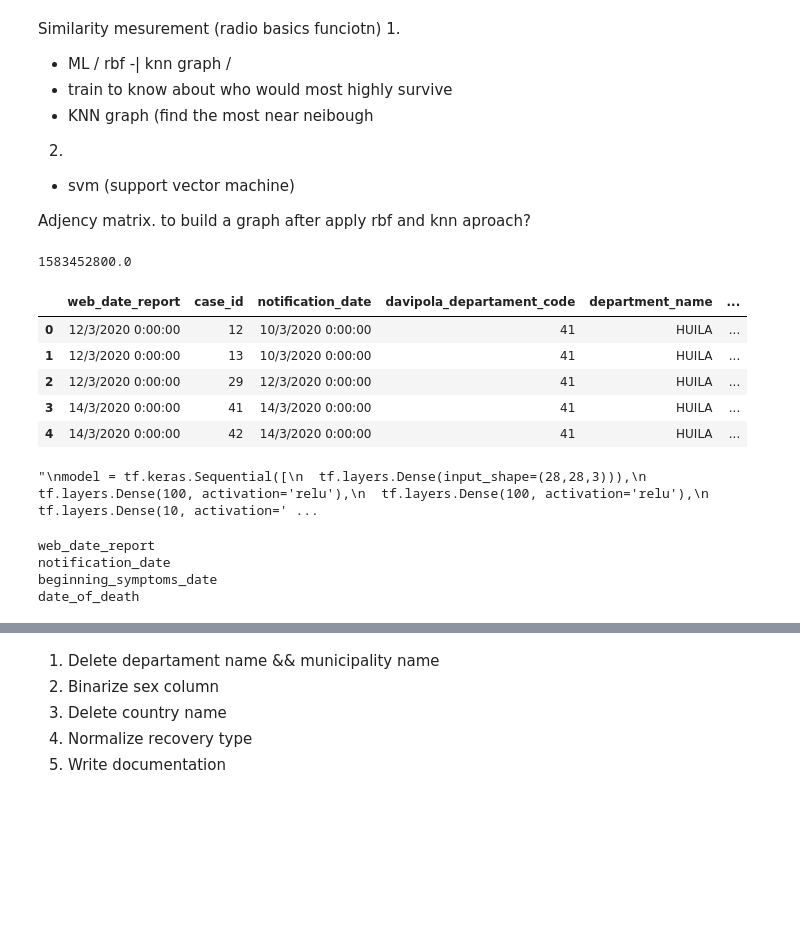
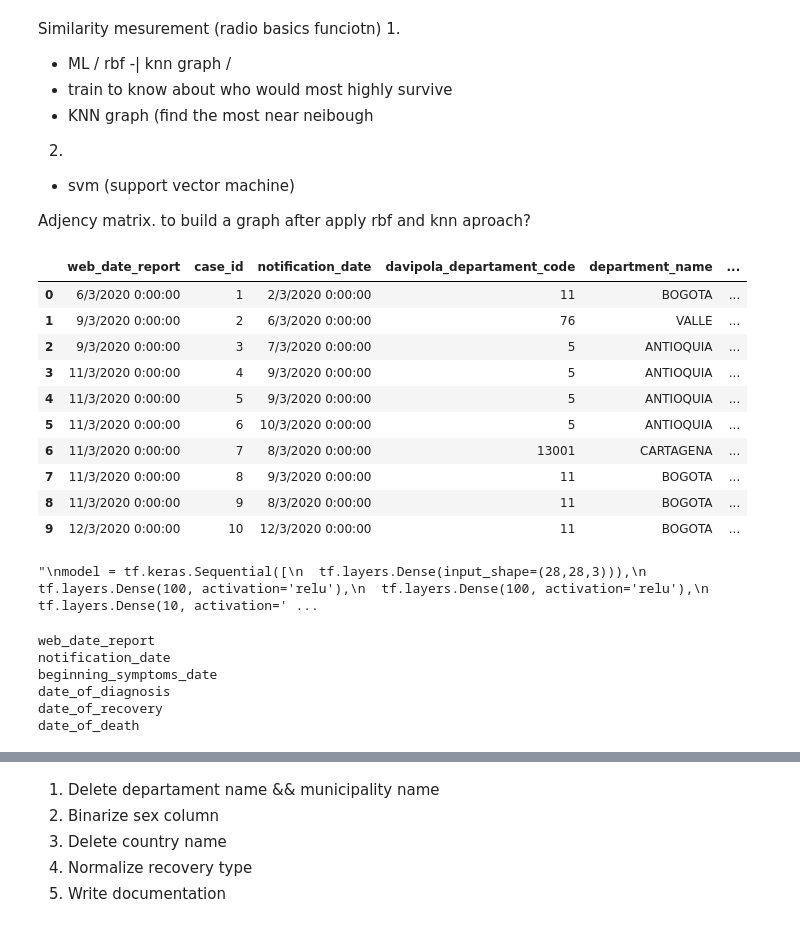
Before and after one commit to Python-Neiva/risk-factors-covid19, a Jupyter notebook: ResearchInPython.ipynb, the cells around one changed output, grey strips where cells are left out. Cells and saved outputs as stored; diff of their text form; code cells hidden in the pictures; blank space fills up the shorter version.

```diff
--- a/ResearchInPython.ipynb
+++ b/ResearchInPython.ipynb
@@ -19,15 +21,16 @@ from socrata.authorization import Authorization
 client = Socrata(
                 "www.datos.gov.co",
                 "idLwSviPi5dGMTd7GfIfW3CLU",
-                username="sebastian_romerola@fet.edu.co",
-                password="Sebastian#2018",
+                #username="sebastian_romerola@fet.edu.co",
+                #password="Sebastian#2018",
                 timeout=120
                 )
 
 results = client.get("gt2j-8ykr",
                     #  ciudad_municipio_nom="Neiva",
-                    departamento_nom="HUILA",
-                    limit=100000)
+                    #  departamento_nom="HUILA",
+                    limit=2000
+                    )
 # %%
 df = pd.DataFrame.from_records(results)
 # %%
@@ -201,25 +273,20 @@ Similarity mesurement (radio basics funciotn)
 
 
 Adjency matrix. to build a graph after apply rbf and knn aproach?
-# %%
-from datetime import datetime
-
-datetime_str = '6/3/2020 0:00:00'
-
-datetime_object = datetime.strptime(datetime_str, '%d/%m/%Y %H:%M:%S')
-
-datetime_object.timestamp()
-# %% [output]
-1583452800.0
 # %%
-df.head()
+df.head(10)
 # %% [output]
 |  | web_date_report | case_id | notification_date | davipola_departament_code | department_name | ... |
-| 0 | 12/3/2020 0:00:00 | 12 | 10/3/2020 0:00:00 | 41 | HUILA | ... |
-| 1 | 12/3/2020 0:00:00 | 13 | 10/3/2020 0:00:00 | 41 | HUILA | ... |
-| 2 | 12/3/2020 0:00:00 | 29 | 12/3/2020 0:00:00 | 41 | HUILA | ... |
-| 3 | 14/3/2020 0:00:00 | 41 | 14/3/2020 0:00:00 | 41 | HUILA | ... |
-| 4 | 14/3/2020 0:00:00 | 42 | 14/3/2020 0:00:00 | 41 | HUILA | ... |
+| 0 | 6/3/2020 0:00:00 | 1 | 2/3/2020 0:00:00 | 11 | BOGOTA | ... |
+| 1 | 9/3/2020 0:00:00 | 2 | 6/3/2020 0:00:00 | 76 | VALLE | ... |
+| 2 | 9/3/2020 0:00:00 | 3 | 7/3/2020 0:00:00 | 5 | ANTIOQUIA | ... |
+| 3 | 11/3/2020 0:00:00 | 4 | 9/3/2020 0:00:00 | 5 | ANTIOQUIA | ... |
+| 4 | 11/3/2020 0:00:00 | 5 | 9/3/2020 0:00:00 | 5 | ANTIOQUIA | ... |
+| 5 | 11/3/2020 0:00:00 | 6 | 10/3/2020 0:00:00 | 5 | ANTIOQUIA | ... |
+| 6 | 11/3/2020 0:00:00 | 7 | 8/3/2020 0:00:00 | 13001 | CARTAGENA | ... |
+| 7 | 11/3/2020 0:00:00 | 8 | 9/3/2020 0:00:00 | 11 | BOGOTA | ... |
+| 8 | 11/3/2020 0:00:00 | 9 | 8/3/2020 0:00:00 | 11 | BOGOTA | ... |
+| 9 | 12/3/2020 0:00:00 | 10 | 12/3/2020 0:00:00 | 11 | BOGOTA | ... |
 # %%
 """
 model = tf.keras.Sequential([
@@ -247,6 +314,8 @@ for i in df.columns:
 web_date_report
 notification_date
 beginning_symptoms_date
+date_of_diagnosis
+date_of_recovery
 date_of_death
 # %%
 df.values
```
Also changed, not shown: parts of 29 cells of this notebook.
